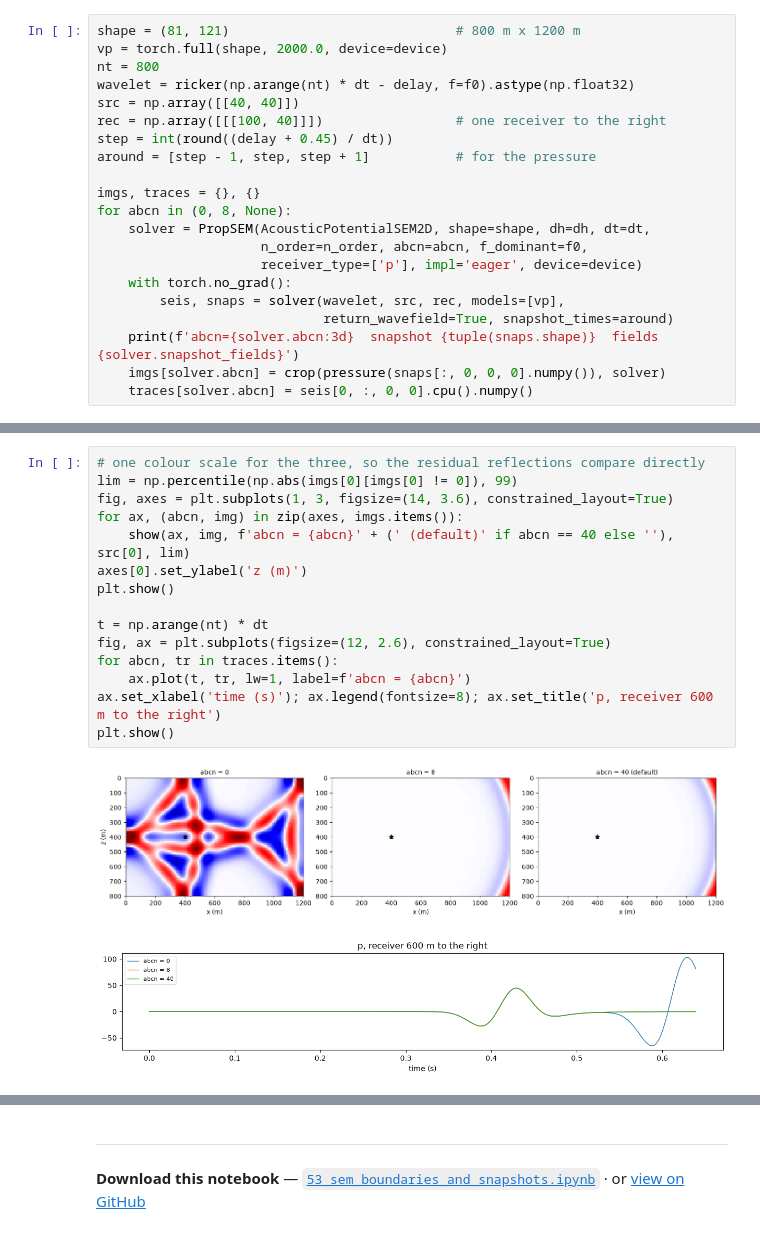
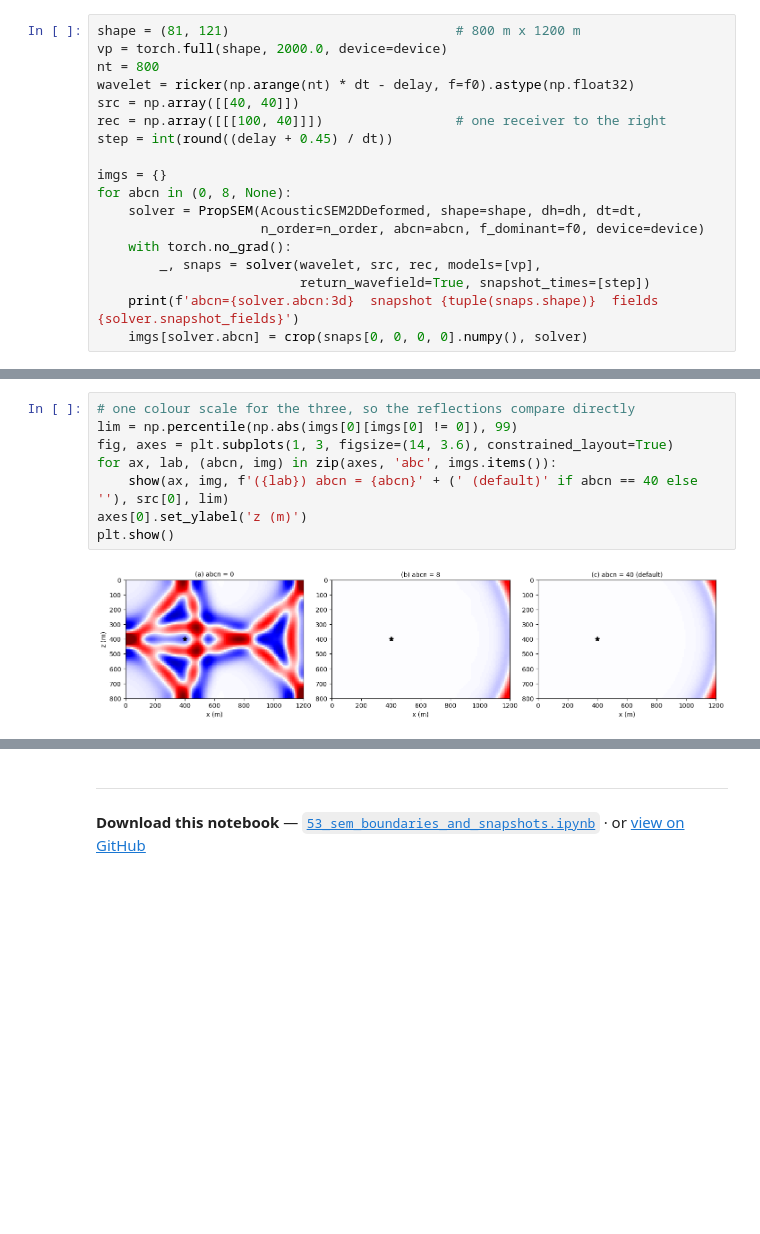
Before and after one commit to DeepWave-KAUST/sweep, a Jupyter notebook: docs/notebooks/53_sem_boundaries_and_snapshots.ipynb, the cells around one changed output, grey strips where cells are left out. Saved outputs shown, nothing was run; the diff lists cells and outputs as text; blank space fills up the shorter version.

```diff
--- a/docs/notebooks/53_sem_boundaries_and_snapshots.ipynb
+++ b/docs/notebooks/53_sem_boundaries_and_snapshots.ipynb
@@ -87,17 +70,14 @@ wavelet = ricker(np.arange(nt) * dt - delay, f=f0).astype(np.float32)
 src = np.array([[40, 40]])
 rec = np.array([[[100, 40]]])                 # one receiver to the right
 step = int(round((delay + 0.45) / dt))
-around = [step - 1, step, step + 1]           # for the pressure
 
-imgs, traces = {}, {}
+imgs = {}
 for abcn in (0, 8, None):
-    solver = PropSEM(AcousticPotentialSEM2D, shape=shape, dh=dh, dt=dt,
-                     n_order=n_order, abcn=abcn, f_dominant=f0,
-                     receiver_type=['p'], impl='eager', device=device)
+    solver = PropSEM(AcousticSEM2DDeformed, shape=shape, dh=dh, dt=dt,
+                     n_order=n_order, abcn=abcn, f_dominant=f0, device=device)
     with torch.no_grad():
-        seis, snaps = solver(wavelet, src, rec, models=[vp],
-                             return_wavefield=True, snapshot_times=around)
+        _, snaps = solver(wavelet, src, rec, models=[vp],
+                          return_wavefield=True, snapshot_times=[step])
     print(f'abcn={solver.abcn:3d}  snapshot {tuple(snaps.shape)}  fields {solver.snapshot_fields}')
-    imgs[solver.abcn] = crop(pressure(snaps[:, 0, 0, 0].numpy()), solver)
-    traces[solver.abcn] = seis[0, :, 0, 0].cpu().numpy()
+    imgs[solver.abcn] = crop(snaps[0, 0, 0, 0].numpy(), solver)
 # %% [output]
@@ -110,19 +90,11 @@ abcn= 40  snapshot (3, 1, 1, 1, 161, 201)  fields ['chi']
 # %%
-# one colour scale for the three, so the residual reflections compare directly
+# one colour scale for the three, so the reflections compare directly
 lim = np.percentile(np.abs(imgs[0][imgs[0] != 0]), 99)
 fig, axes = plt.subplots(1, 3, figsize=(14, 3.6), constrained_layout=True)
-for ax, (abcn, img) in zip(axes, imgs.items()):
-    show(ax, img, f'abcn = {abcn}' + (' (default)' if abcn == 40 else ''), src[0], lim)
+for ax, lab, (abcn, img) in zip(axes, 'abc', imgs.items()):
+    show(ax, img, f'({lab}) abcn = {abcn}' + (' (default)' if abcn == 40 else ''), src[0], lim)
 axes[0].set_ylabel('z (m)')
 plt.show()
-
-t = np.arange(nt) * dt
-fig, ax = plt.subplots(figsize=(12, 2.6), constrained_layout=True)
-for abcn, tr in traces.items():
-    ax.plot(t, tr, lw=1, label=f'abcn = {abcn}')
-ax.set_xlabel('time (s)'); ax.legend(fontsize=8); ax.set_title('p, receiver 600 m to the right')
-plt.show()
 # %% [output]
-[figure, old version]
+[figure, new version]
-[figure, removed]
 # %% [markdown]
```
Also changed, not shown: parts of 14 cells of this notebook, 19 other files.
